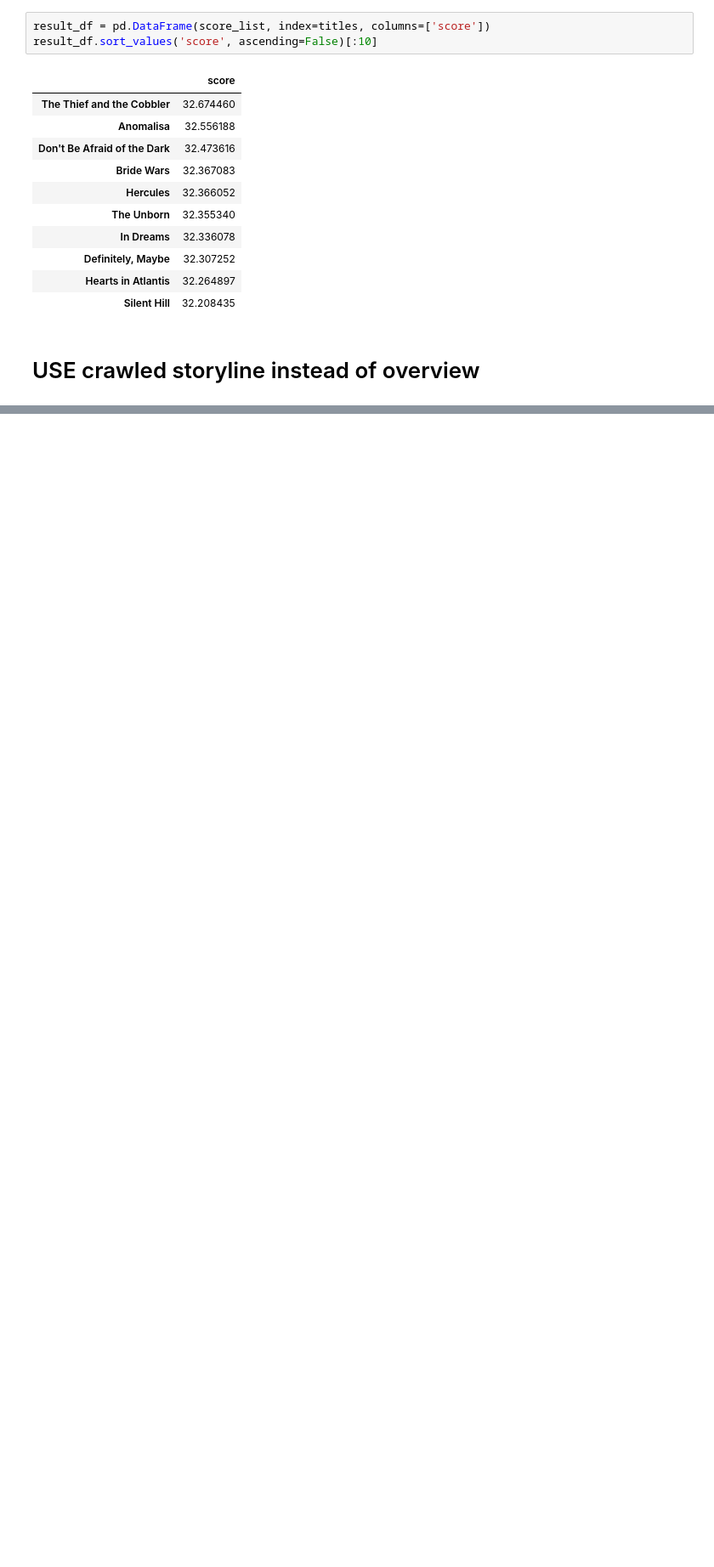
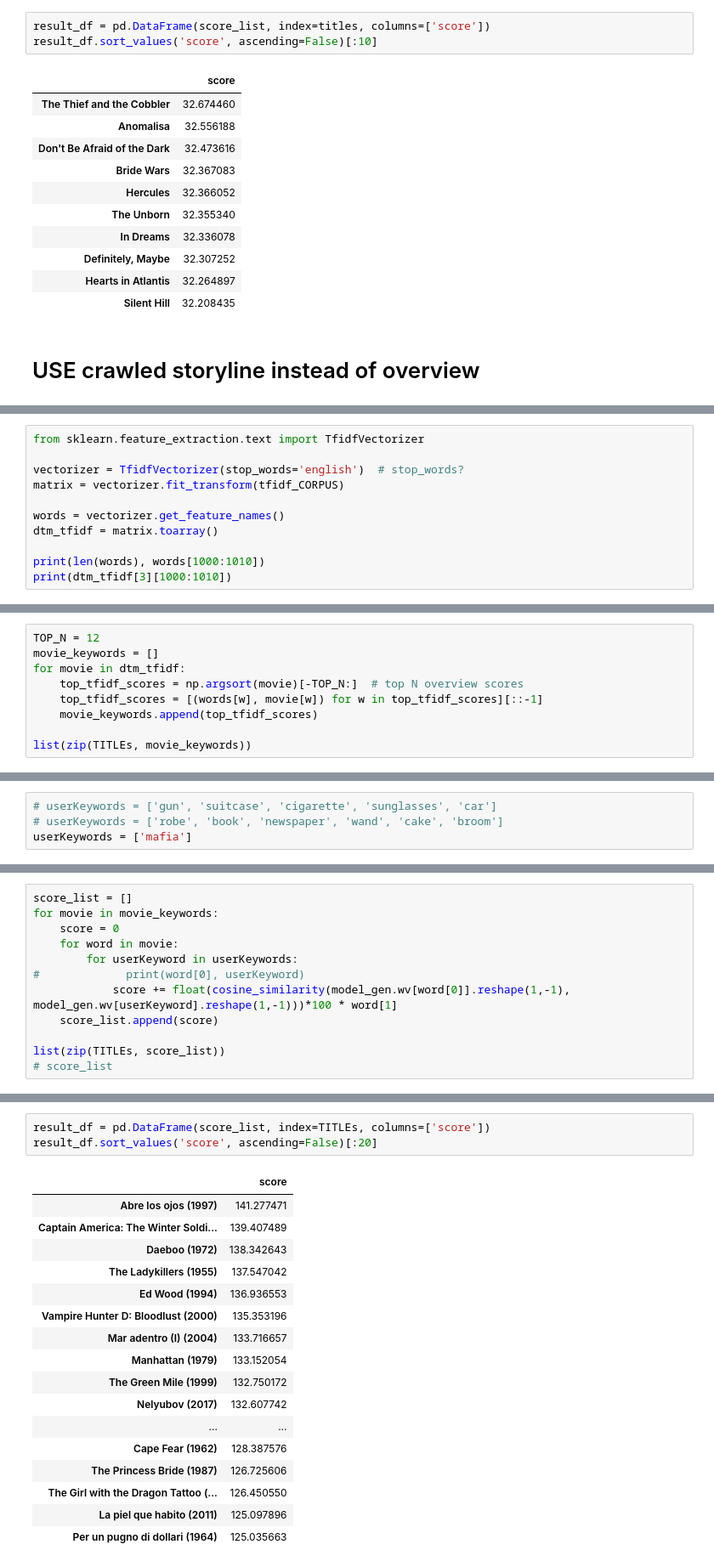
Before and after one commit to jl749/MovieForU, a Jupyter notebook: src/FastText/FastText_movie.ipynb, the cells around one changed output, grey strips where cells are left out. Shown at 85% size. Drawn from its saved outputs; the diff is of its cells as text; blank space fills up the shorter version.

```diff
--- a/src/FastText/FastText_movie.ipynb
+++ b/src/FastText/FastText_movie.ipynb
@@ -346,0 +380,11 @@ CORPUS = df['storyline'].values
+# %%
+from sklearn.feature_extraction.text import TfidfVectorizer
+
+vectorizer = TfidfVectorizer(stop_words='english')  # stop_words?
+matrix = vectorizer.fit_transform(tfidf_CORPUS)
+
+words = vectorizer.get_feature_names()
+dtm_tfidf = matrix.toarray()
+
+print(len(words), words[1000:1010])
+print(dtm_tfidf[3][1000:1010])
@@ -346,0 +399,9 @@ CORPUS = df['storyline'].values
+# %%
+TOP_N = 12
+movie_keywords = []
+for movie in dtm_tfidf:
+    top_tfidf_scores = np.argsort(movie)[-TOP_N:]  # top N overview scores
+    top_tfidf_scores = [(words[w], movie[w]) for w in top_tfidf_scores][::-1]
+    movie_keywords.append(top_tfidf_scores)
+
+list(zip(TITLEs, movie_keywords))
@@ -346,0 +426,4 @@ CORPUS = df['storyline'].values
+# %%
+# userKeywords = ['gun', 'suitcase', 'cigarette', 'sunglasses', 'car']
+# userKeywords = ['robe', 'book', 'newspaper', 'wand', 'cake', 'broom']
+userKeywords = ['mafia']
@@ -346,0 +449,12 @@ CORPUS = df['storyline'].values
+# %%
+score_list = []
+for movie in movie_keywords:
+    score = 0
+    for word in movie:
+        for userKeyword in userKeywords:
+#             print(word[0], userKeyword)
+            score += float(cosine_similarity(model_gen.wv[word[0]].reshape(1,-1), model_gen.wv[userKeyword].reshape(1,-1)))*100 * word[1]
+    score_list.append(score)
+
+list(zip(TITLEs, score_list))
+# score_list
@@ -346,0 +479,21 @@ CORPUS = df['storyline'].values
+# %%
+result_df = pd.DataFrame(score_list, index=TITLEs, columns=['score'])
+result_df.sort_values('score', ascending=False)[:20]
+# %% [output]
+|  | score |
+| Abre los ojos (1997) | 141.277471 |
+| Captain America: The Winter Soldi... | 139.407489 |
+| Daeboo (1972) | 138.342643 |
+| The Ladykillers (1955) | 137.547042 |
+| Ed Wood (1994) | 136.936553 |
+| Vampire Hunter D: Bloodlust (2000) | 135.353196 |
+| Mar adentro (I) (2004) | 133.716657 |
+| Manhattan (1979) | 133.152054 |
+| The Green Mile (1999) | 132.750172 |
+| Nelyubov (2017) | 132.607742 |
+| ... | ... |
+| Cape Fear (1962) | 128.387576 |
+| The Princess Bride (1987) | 126.725606 |
+| The Girl with the Dragon Tattoo (... | 126.450550 |
+| La piel que habito (2011) | 125.097896 |
+| Per un pugno di dollari (1964) | 125.035663 |
```
Also changed, not shown: parts of 12 cells of this notebook, 4 other files.
